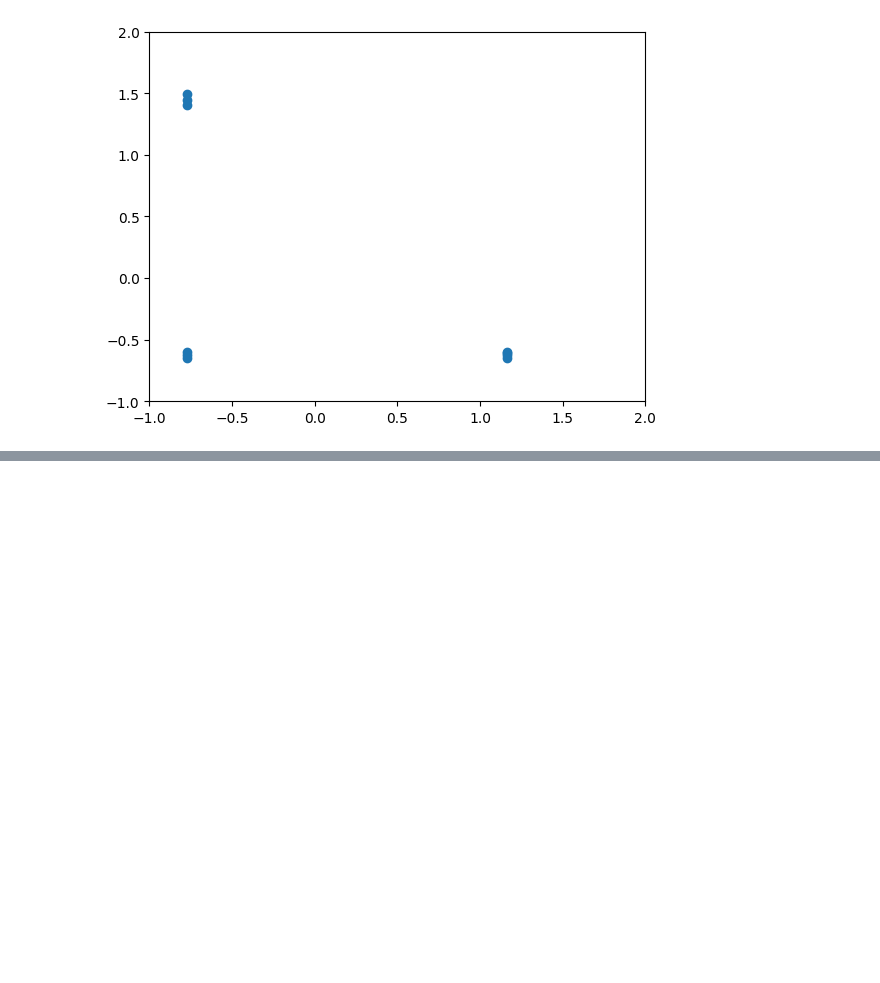
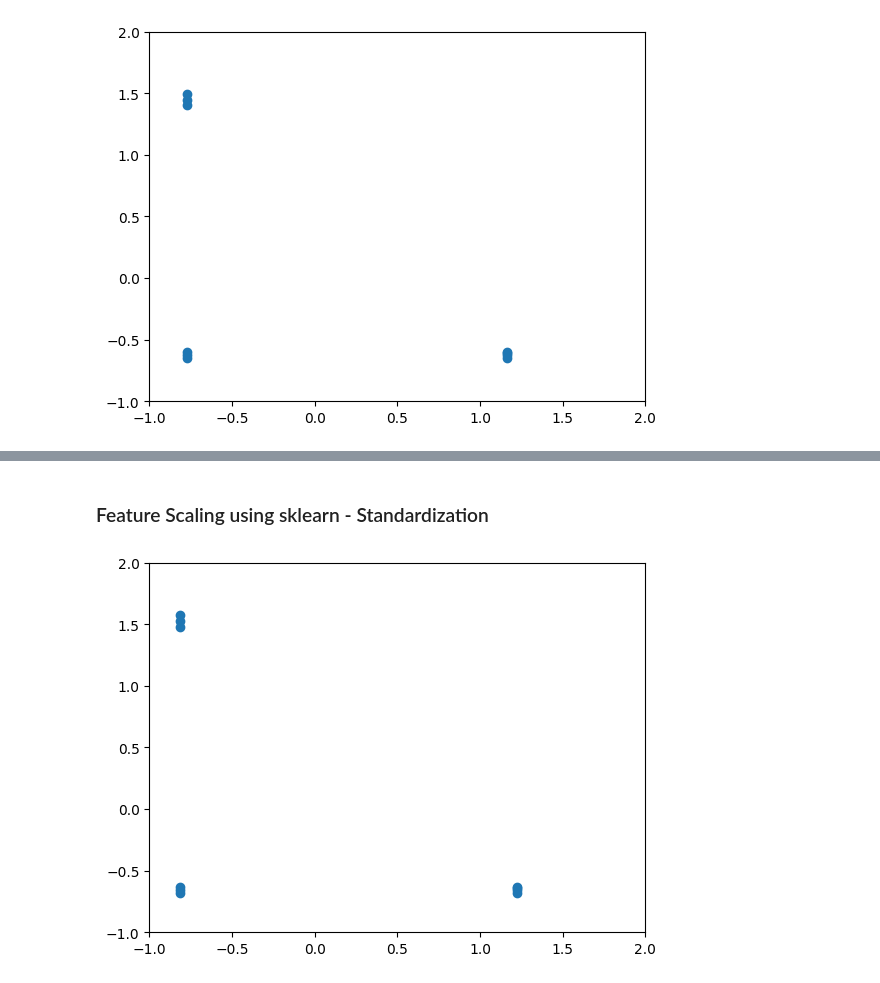
Before and after one commit to Amir-adibi/Hackathon_AI, a Jupyter notebook: Exercise.ipynb, the cells around one changed output, grey strips where cells are left out. Cells and saved outputs as stored; diff of their text form; code cells hidden in the pictures; blank space fills up the shorter version.

Commit message:
feat: feature scaling

```diff
--- a/Exercise.ipynb
+++ b/Exercise.ipynb
@@ -410,0 +428,20 @@ plt.show()
+# %% [markdown]
+### Feature Scaling using sklearn - Standardization
+# %%
+from sklearn.preprocessing import StandardScaler
+
+x = [1, 1, 1, 1, 1, 1, 2, 2, 2, 2]
+y = [110000, 111000, 112000, 200000, 202000, 198000, 110000, 111000, 112000, 111500]
+
+scaler = StandardScaler()
+
+df = pd.DataFrame({'x': x, 'y': y})
+df = pd.DataFrame(scaler.fit_transform(df), columns=df.columns)
+
+plt.xlim(-1, 2)
+plt.ylim(-1, 2)
+
+plt.scatter(df.x, df.y)
+plt.show()
+# %% [output]
+[figure, added]
```
Also changed, not shown: parts of 5 cells of this notebook.
